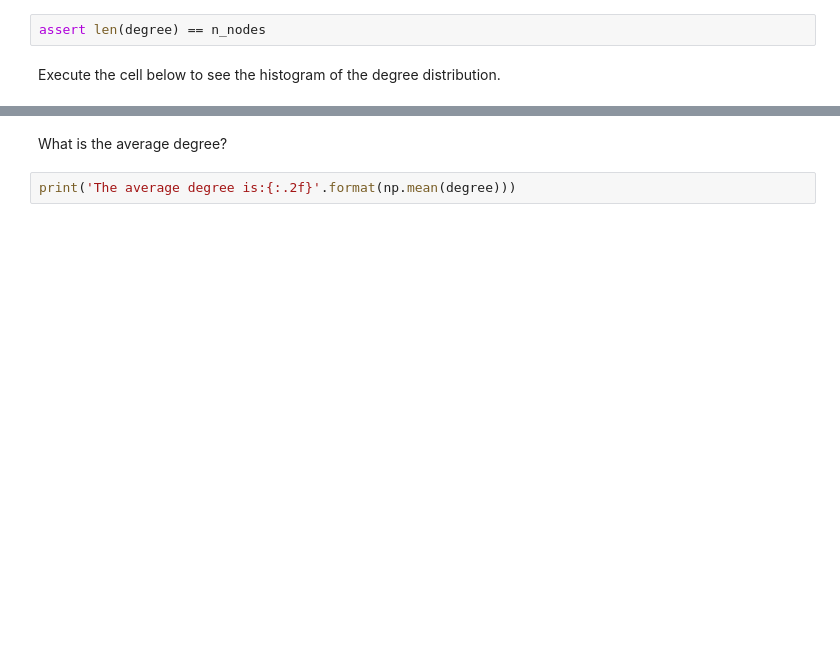
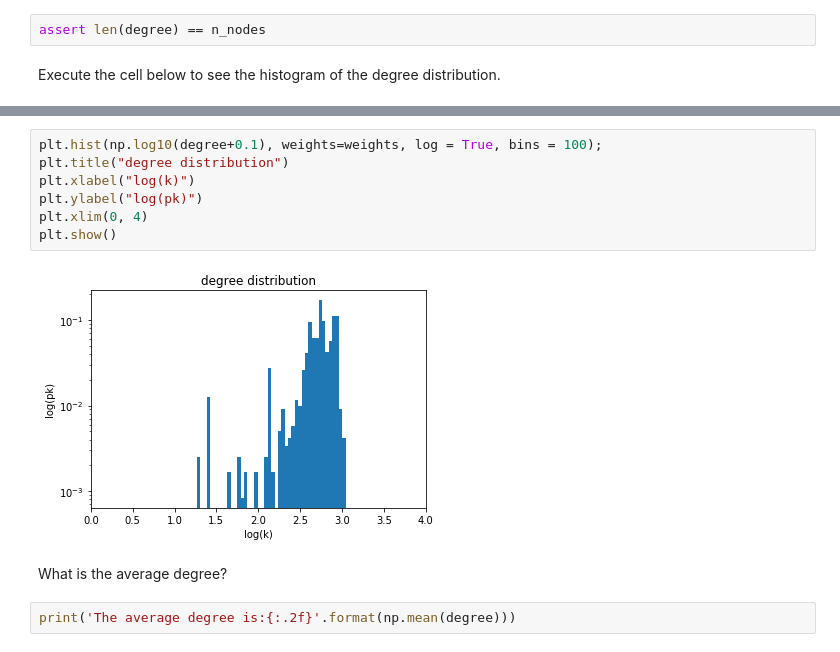
Before and after one commit to GentleDell/Team16_ntds2018, a Jupyter notebook: 1_network_properties.ipynb, the cells around one changed output, grey strips where cells are left out. Saved outputs shown, nothing was run; the diff lists cells and outputs as text; blank space fills up the shorter version.

```diff
--- a/1_network_properties.ipynb
+++ b/1_network_properties.ipynb
@@ -261,3 +255,12 @@ plt.hist(degree, weights=weights);
+# %%
+plt.hist(np.log10(degree+0.1), weights=weights, log = True, bins = 100);
+plt.title("degree distribution")
+plt.xlabel("log(k)")
+plt.ylabel("log(pk)")
+plt.xlim(0, 4)
+plt.show()
+# %% [output]
+[figure, added]
 # %% [markdown]
 What is the average degree?
 # %%
```
Also changed, not shown: parts of 32 cells of this notebook, 2 other files.
